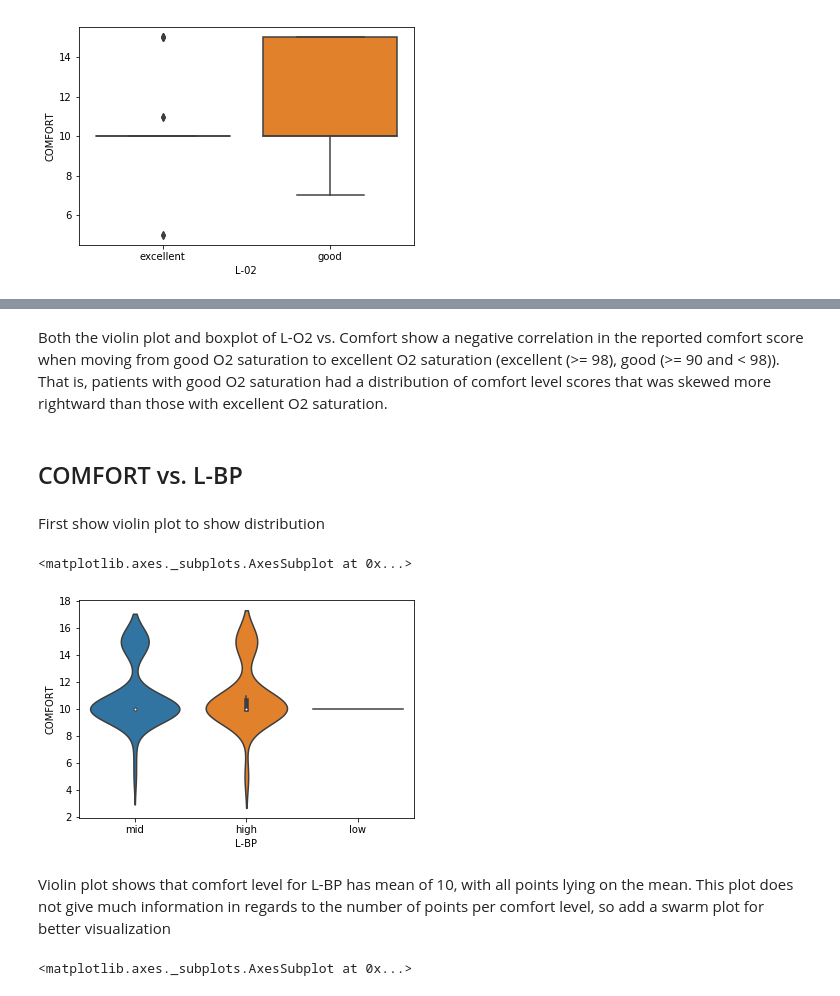
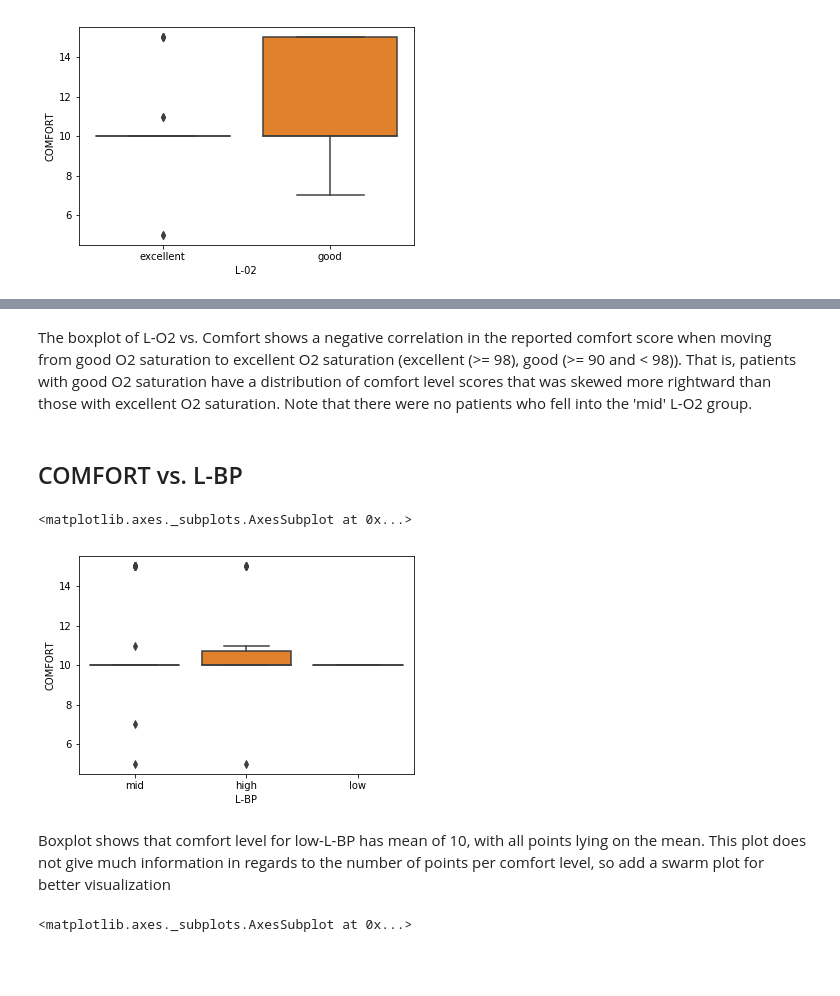
Before and after one commit to degroffr/HW1_BMEDataScience, a Jupyter notebook: HW1 Data Science.ipynb, the cells around one changed output, grey strips where cells are left out. Drawn from its saved outputs; the diff is of its cells as text; code cells hidden in the pictures; blank space fills up the shorter version.

```diff
--- a/HW1 Data Science.ipynb
+++ b/HW1 Data Science.ipynb
@@ -17,6 +17,9 @@ url = 'http://archive.ics.uci.edu/ml/machine-learning-databases/postoperative-pa
 raw_data = urlopen(url)
 # %%
 #Read the csv into a dataframe
-headers = ['L-CORE','L-SURF','L-02','L-BP','SURF-STBL','CORE-STBL','BP-STBL','COMFORT','ADM-DECS']
-df = pd.read_csv(raw_data,names = headers, comment = '#')
-df.head()
+dataset = np.genfromtxt(raw_data, dtype=None, delimiter=",", encoding=None)
+df = pd.DataFrame(dataset)
+df.columns = ['L-CORE','L-SURF','L-02','L-BP','SURF-STBL','CORE-STBL','BP-STBL','COMFORT','ADM-DECS']
+#headers = ['L-CORE','L-SURF','L-02','L-BP','SURF-STBL','CORE-STBL','BP-STBL','COMFORT','ADM-DECS']
+#df = pd.read_csv(raw_data,names = headers, comment = '#')
+#df.head()
@@ -57,8 +53,8 @@ from sklearn.preprocessing import Imputer
 
 #Set up imp 'kernel' and use it to replace 'NaN' values
 imp = Imputer(missing_values='NaN', strategy='mean', axis=0)
-#Use numpy ravel and .fit_transform to replace 'NaN' values with mean comfort level.
-df["COMFORT"] = imp.fit_transform(df[["COMFORT"]]).ravel()
+#Use .fit_transform to replace 'NaN' values with mean comfort level.
+df["COMFORT"] = imp.fit_transform(df[["COMFORT"]])
 # %% [markdown]
 Check df to see if NaN values are replaced (one of them at patient 70)
 # %%
@@ -116,16 +113,14 @@ sns.boxplot(x=df['L-02'],y=df['COMFORT'])
 # %% [markdown]
-Both the violin plot and boxplot of L-O2 vs. Comfort show a negative correlation in the reported comfort score when moving from good O2 saturation to excellent O2 saturation (excellent (>= 98), good (>= 90 and < 98)). That is, patients with good O2 saturation had a distribution of comfort level scores that was skewed more rightward than those with excellent O2 saturation.
+The boxplot of L-O2 vs. Comfort shows a negative correlation in the reported comfort score when moving from good O2 saturation to excellent O2 saturation (excellent (>= 98), good (>= 90 and < 98)). That is, patients with good O2 saturation have a distribution of comfort level scores that was skewed more rightward than those with excellent O2 saturation. Note that there were no patients who fell into the 'mid' L-O2 group.
 # %% [markdown]
 ## COMFORT vs. L-BP
-# %% [markdown]
-First show violin plot to show distribution
 # %%
-sns.violinplot(x=df['L-BP'],y=df['COMFORT'])
+sns.boxplot(x=df['L-BP'],y=df['COMFORT'])
 # %% [output]
 <matplotlib.axes._subplots.AxesSubplot at 0x...>
-[figure, old version]
+[figure, new version]
 # %% [markdown]
-Violin plot shows that comfort level for L-BP has mean of 10, with all points lying on the mean. This plot does not give much information in regards to the number of points per comfort level, so add a swarm plot for better visualization
+Boxplot shows that comfort level for low-L-BP has mean of 10, with all points lying on the mean. This plot does not give much information in regards to the number of points per comfort level, so add a swarm plot for better visualization
 # %%
 sns.swarmplot(x=df['L-BP'],y=df['COMFORT'])
 # %% [output]
```
Also changed, not shown: parts of 29 cells of this notebook.
